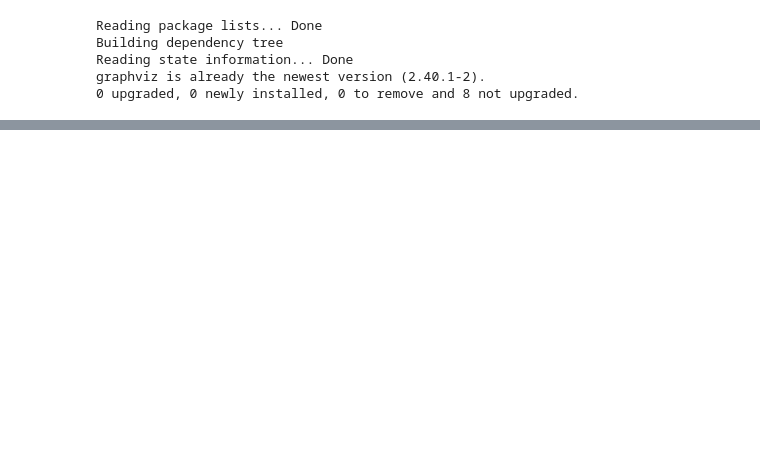
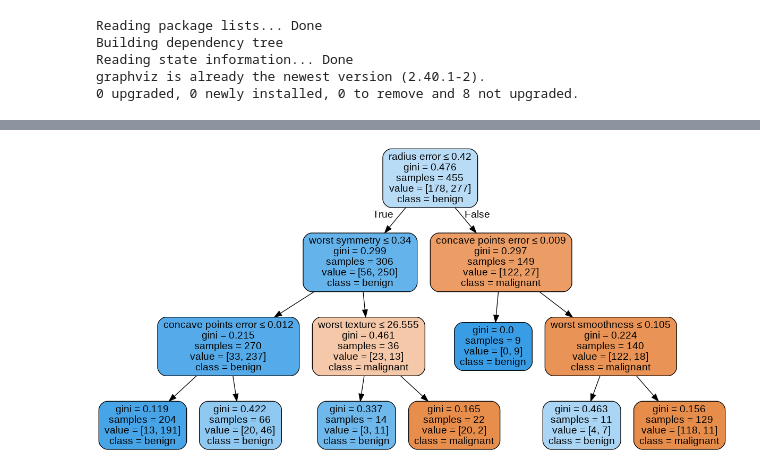
Before and after one commit to cyuancheng/Machine_Learning_Practice, a Jupyter notebook: BreastCancer.ipynb, the cells around one changed output, grey strips where cells are left out. Cells and saved outputs as stored; diff of their text form; code cells hidden in the pictures; blank space fills up the shorter version.

```diff
--- a/BreastCancer.ipynb
+++ b/BreastCancer.ipynb
@@ -53,5 +55,5 @@ target[0:30] = [0 0 0 0 0 0 0 0 0 0 0 0 0 0 0 0 0 0 0 1 1 1 0 0 0 0 0 0 0 0]
 | 3 | 0.4956 | 1.1560 | 0.01867 | 0.05963 | 26.50 | 0.2098 | ... |
 | 4 | 0.7572 | 0.7813 | 0.01885 | 0.01756 | 16.67 | 0.1374 | ... |
 # %%
-X_train, X_test, y_train, y_test = train_test_split(df, y, test_size=0.15)
+X_train, X_test, y_train, y_test = train_test_split(df, y, test_size=0.2)
 # %%
@@ -127,3 +129,23 @@ from IPython.core.display import display, HTML
 display(HTML(viz.svg()))
 # %% [output]
 [interactive output not drawn]
+# %%
+from sklearn.externals.six import StringIO
+from IPython.display import Image
+from sklearn.tree import export_graphviz
+import pydotplus
+
+dot_data = StringIO()
+export_graphviz(cl,
+                out_file=dot_data,
+                filled=True,
+                rounded=True,
+                special_characters=True,
+                feature_names = features,
+                class_names=list(cancer.target_names))
+
+graph = pydotplus.graph_from_dot_data(dot_data.getvalue())
+graph.write_png('marketing.png')
+Image(graph.create_png())
+# %% [output]
+[figure, added]
```
Also changed, not shown: parts of 6 cells of this notebook.
